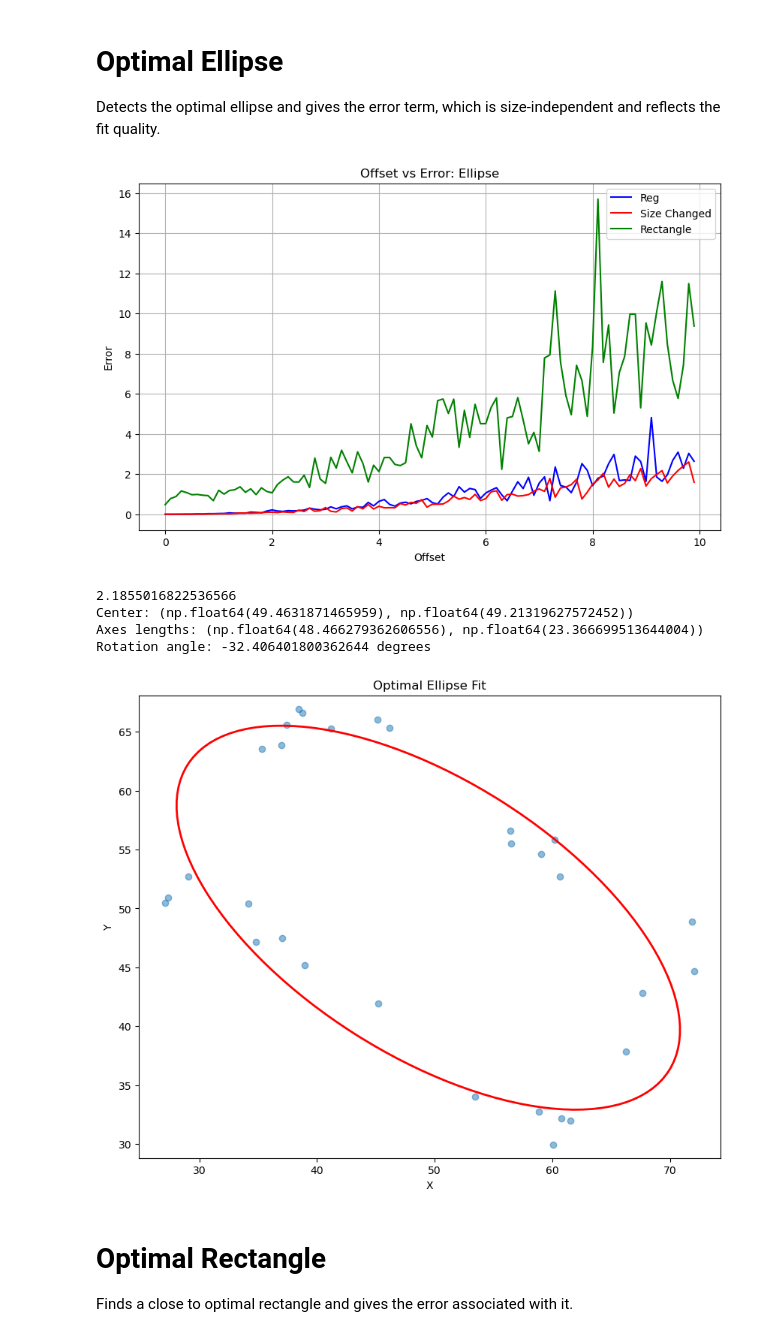
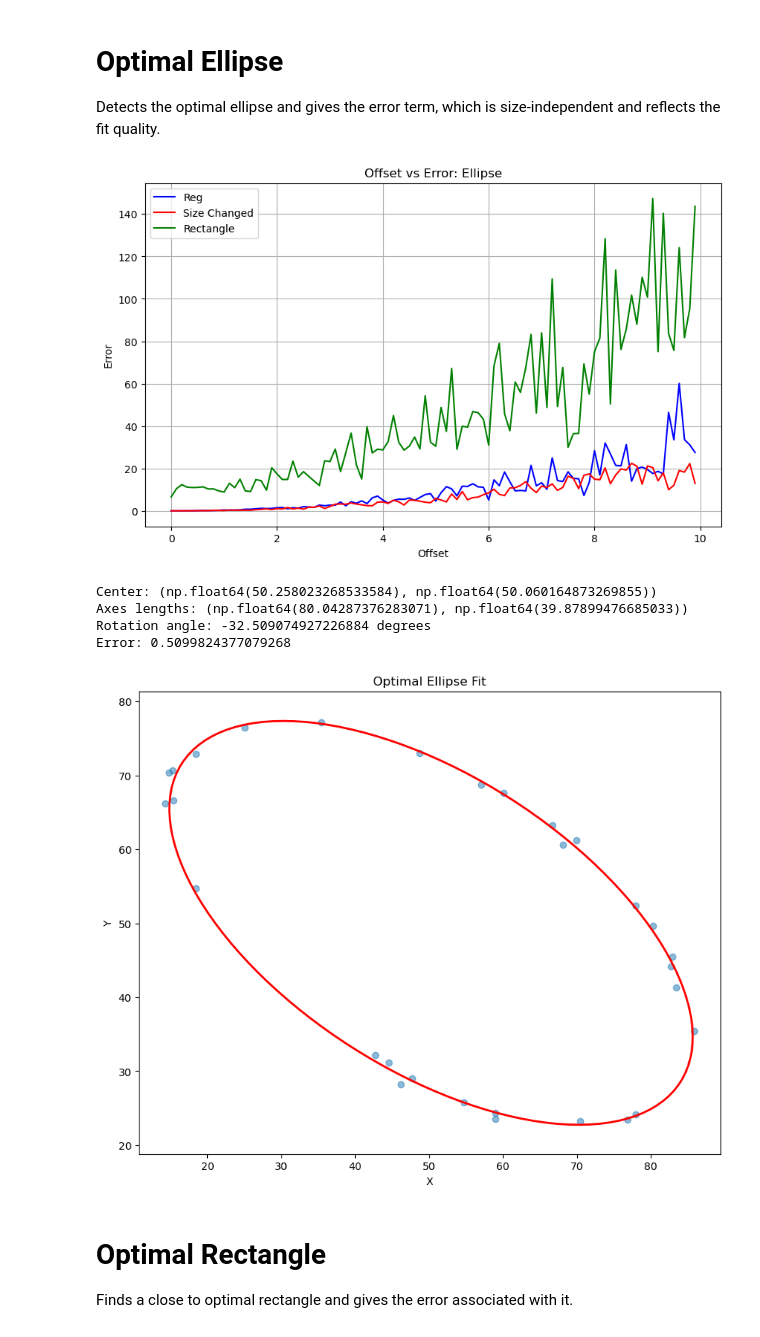
Before and after one commit to GilZaid/img2svg, a Jupyter notebook: classifier.ipynb, the cells around one changed output. Cells and saved outputs as stored; diff of their text form; code cells hidden in the pictures.

```diff
--- a/classifier.ipynb
+++ b/classifier.ipynb
@@ -270,10 +159,16 @@ def fit_ellipse(points):
         a, b = b, a
         angle += np.pi/2
 
-    return (cx, cy), (2*a, 2*b), np.degrees(angle)
+    try:
+        return (cx, cy), (2*a, 2*b), np.degrees(angle)
+    except:
+        return None, None, None # if degree conversion fails
 
 # Calculate error (independent of ellipse scale)
-def calc_error(points, center, axes_lengths, angle):
+def ellipse_error(points, center, axes_lengths, angle):
+    if center == None or axes_lengths == None or angle == None:
+        return None
+
     penalty = 0
     angle_rad = angle * np.pi / 180
     cos_angle, sin_angle = np.cos(angle_rad), np.sin(angle_rad)
@@ -303,10 +198,10 @@ def calc_error(points, center, axes_lengths, angle):
 
         penalty += err
 
-    return (penalty / len(points)) * 100
+    return (penalty / len(points)) * 1000
 
 # Plot the results, comparing points to ellipse
-def plot_results(points, center, axes_lengths, angle):
+def ellipse_results(points, center, axes_lengths, angle, error):
     plt.figure(figsize=(10, 8))
     plt.scatter(points[:, 0], points[:, 1], alpha=0.5)
     ellipse = Ellipse(xy=center, width=axes_lengths[0], height=axes_lengths[1],
@@ -320,6 +215,7 @@ def plot_results(points, center, axes_lengths, angle):
     print(f"Center: {center}")
     print(f"Axes lengths: {axes_lengths}")
     print(f"Rotation angle: {angle} degrees")
+    print(f"Error: {error}")
 
     plt.show()
 # %%
@@ -331,7 +227,7 @@ y1 = np.zeros_like(x)
 for i, val in enumerate(x):
     points = ell_pts(num_pt = 30, a = 20, b = 40, center = [50, 50], offset = val, angle = 0)
     center, axes, angle = fit_ellipse(points)
-    error = calc_error(points, center, axes, angle)
+    error = ellipse_error(points, center, axes, angle)
     if not math.isnan(error):
         y1[i] = error
     else:
@@ -343,7 +239,7 @@ y2 = np.zeros_like(x)
 for i, val in enumerate(x):
     points = ell_pts(num_pt = 30, a = 30, b = 30, center = [50, 50], offset = val, angle = 0)
     center, axes, angle = fit_ellipse(points)
-    error = calc_error(points, center, axes, angle)
+    error = ellipse_error(points, center, axes, angle)
     if not math.isnan(error):
         y2[i] = error
     else:
@@ -355,50 +251,50 @@ y3 = np.zeros_like(x)
 for i, val in enumerate(x):
     points = rect_pts(num_pt = 30, a = 20, b = 40, center = [50, 50], offset = val)
     center, axes, angle = fit_ellipse(points)
-    error = calc_error(points, center, axes, angle)
+    error = ellipse_error(points, center, axes, angle)
     if not math.isnan(error):
         y3[i] = error
     else:
         y3[i] = y3[i - 1] # smooth graph if error
 
 # Create the plot
 plt.figure(figsize=(10, 6))
 
 # Plot multiple lines
 plt.plot(x, y1, color='blue', label='Reg')
 plt.plot(x, y2, color='red', label='Size Changed')
 plt.plot(x, y3, color='green', label='Rectangle')
 
 # Customize the plot
 plt.title('Offset vs Error: Ellipse')
 plt.xlabel('Offset')
 plt.ylabel('Error')
 plt.legend()
 plt.grid(True)
 
 # Show the plot
 plt.show()
 
 # NOTES: Changing the center, the angle has no effect on offset vs error
 # If we double the offset, the error scales by 4 on avg
 # If we double a or b, the error decreases by 2 on avg
 # So if we double the size and the offset, error is the same - GOOD
 # Even if a * b is constant, error is minimmized when a = b; long and skinny have higher error
 # Even perfect rectangles have fairly high error - GOOD
 # %% [output]
-[figure, old version]
+[figure, new version]
 # %%
 # CALC - Demo of optimal ellipse
-test_pts = rect_pts(30, 20, 40, [50, 50], 2, 1)
+test_pts = ell_pts(30, 20, 40, [50, 50], 1, 1)
 center, axes, angle = fit_ellipse(test_pts)
-print(calc_error(test_pts, center, axes, angle))
-plot_results(test_pts, center, axes, angle)
+err = ellipse_error(test_pts, center, axes, angle)
+ellipse_results(test_pts, center, axes, angle, err)
 # %% [output]
-2.1855016822536566
-Center: (np.float64(49.4631871465959), np.float64(49.21319627572452))
-Axes lengths: (np.float64(48.466279362606556), np.float64(23.366699513644004))
-Rotation angle: -32.406401800362644 degrees
+Center: (np.float64(50.258023268533584), np.float64(50.060164873269855))
+Axes lengths: (np.float64(80.04287376283071), np.float64(39.87899476685033))
+Rotation angle: -32.509074927226884 degrees
+Error: 0.5099824377079268
-[figure, old version]
+[figure, new version]
 # %% [markdown]
 # Optimal Rectangle
 
```
Also changed, not shown: parts of 32 cells of this notebook, 6 other files.
